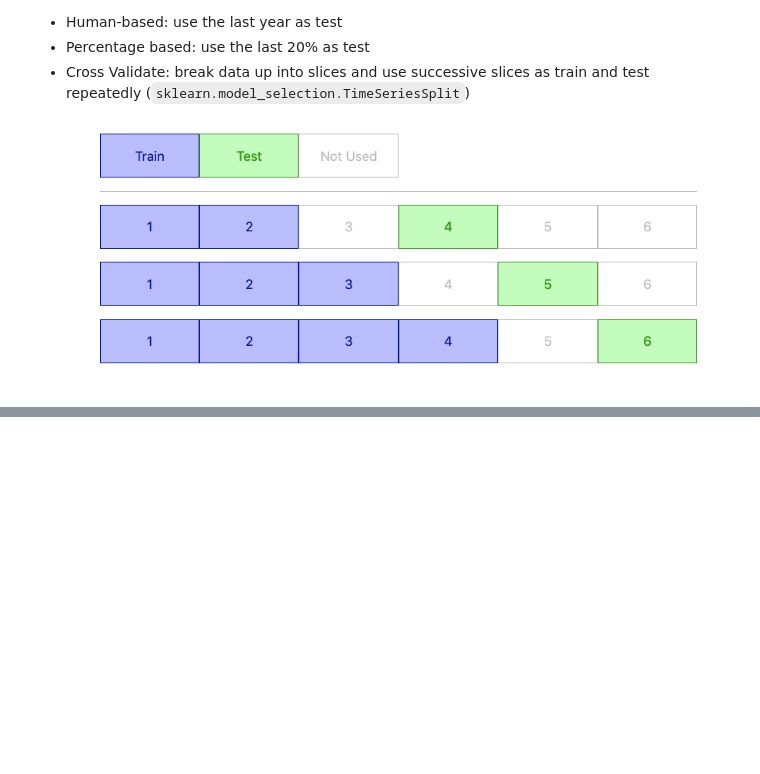
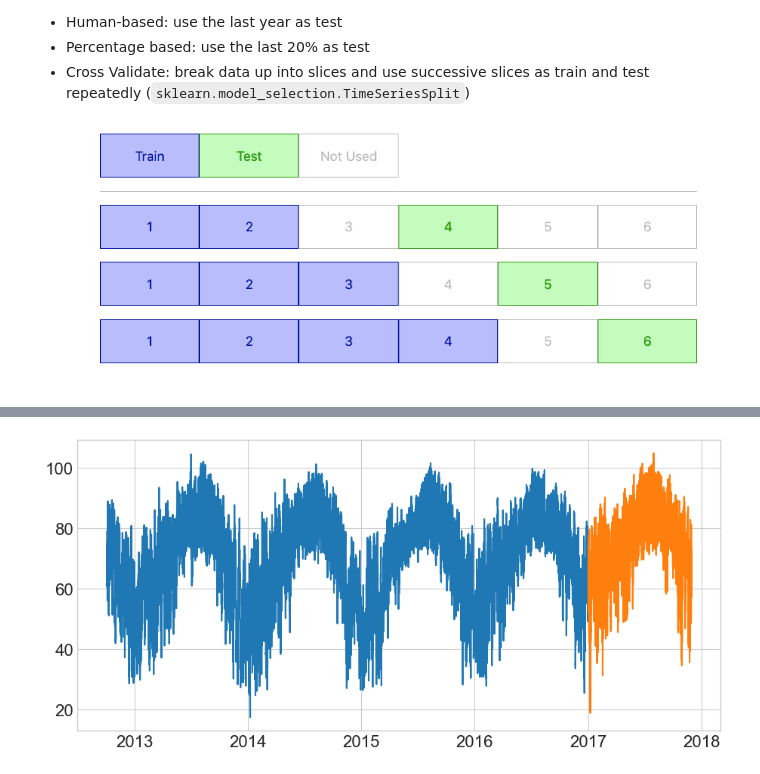
Before and after one commit to CodeupClassroom/oneil-tsa, a Jupyter notebook: explore.ipynb, the cells around one changed output, grey strips where cells are left out. Cells and saved outputs as stored; diff of their text form; code cells hidden in the pictures; blank space fills up the shorter version.

```diff
--- a/explore.ipynb
+++ b/explore.ipynb
@@ -80,6 +80,9 @@ Name: temp, dtype: float64
 - **seasonality**: a repeated cycle in the data. Occurs at a fixed frequency. In our weather data there is yearly and daily seasonality
 - **trend**: long term upwards or downwards movement
 - **cycle**: Some arbitrary chunk of time, usually longer than a season, or consists of multiple seasons
+# %%
+# double check that my index is sorted
+df = df.sort_index()
 # %% [markdown]
 ## Train-Test Split
 
@@ -90,0 +132,4 @@ Name: temp, dtype: float64
+# %%
+# defining train and test by the years instead:
+# (either way is perfectly valid)
+train = df.loc[:'2016']
@@ -90,0 +156,8 @@ Name: temp, dtype: float64
+# %%
+test = df.loc['2017':]
+# %%
+plt.plot(train.index, train.temp)
+plt.plot(test.index, test.temp)
+plt.show()
+# %% [output]
+[figure, added]
```
Also changed, not shown: parts of 42 cells of this notebook, 1 other file.
